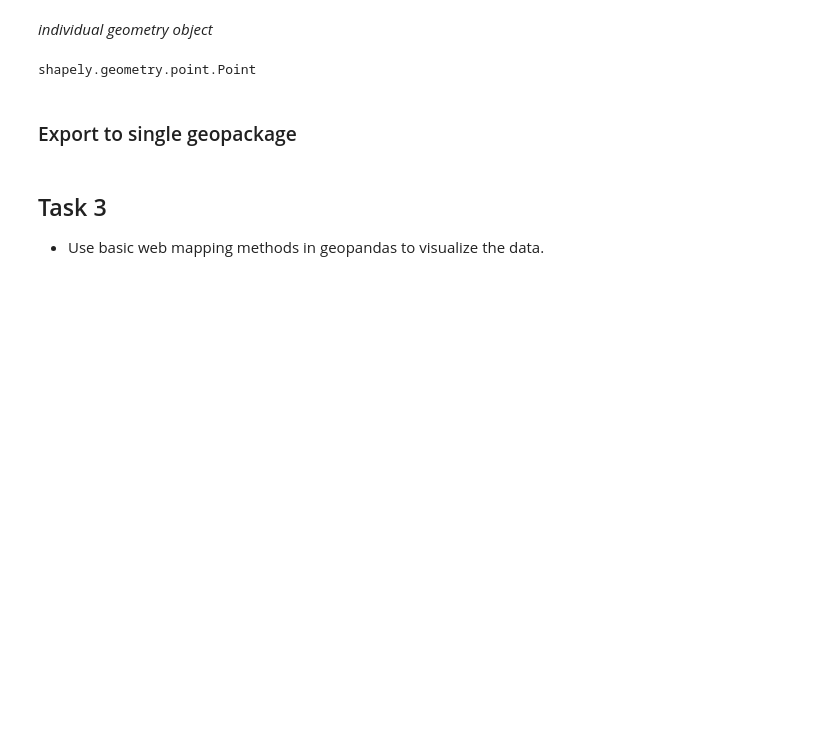
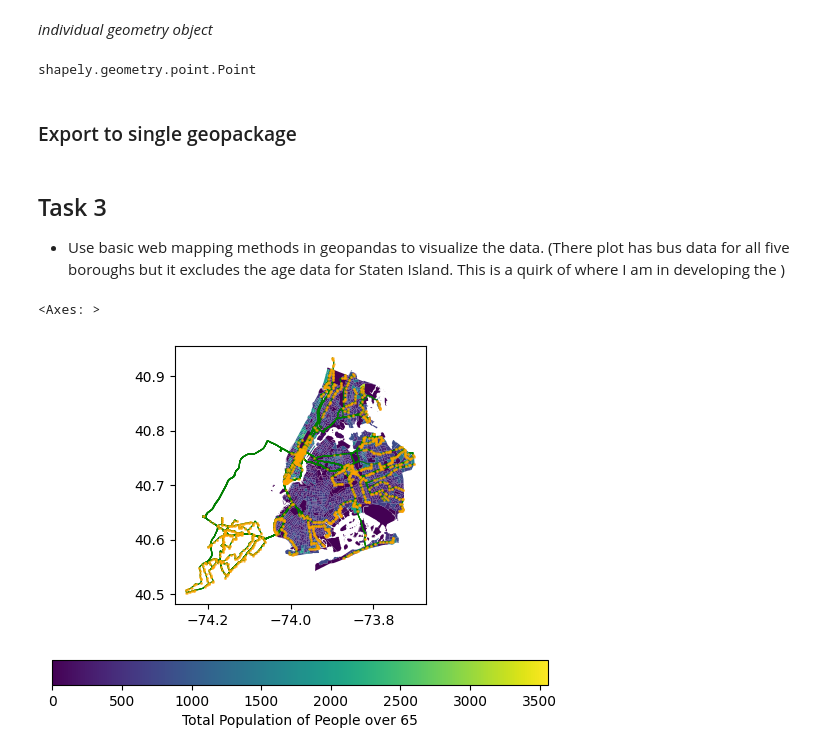
Before and after one commit to TangoYankee/gtech_731-geocomp-hw, a Jupyter notebook: assignment-six/assignment_six.ipynb, the cells around one changed output. Saved outputs shown, nothing was run; the diff lists cells and outputs as text; code cells hidden in the pictures; blank space fills up the shorter version.

Commit message:
plot

```diff
--- a/assignment-six/assignment_six.ipynb
+++ b/assignment-six/assignment_six.ipynb
@@ -22,15 +23,12 @@ Read the data files and translate into GeoDataFrame
 # %%
-bus_routes_express = gpd.GeoDataFrame(
-    gpd.read_file(
+bus_routes_express = gpd.read_file(
         "data/express_bus_routes_nyc_nov2020/express_bus_routes_nyc_nov2020.shp"
     )
-)
-bus_stops_express = gpd.GeoDataFrame(
-    gpd.read_file(
+bus_stops_express = gpd.read_file(
         "data/express_bus_stops_nyc_nov2020/express_bus_stops_nyc_nov2020.shp"
     )
-)
-ages = gpd.GeoDataFrame(gpd.read_file("data/boi_select_ages_tract_borders.geojson"))
+
+ages = gpd.read_file("data/boi_select_ages_tract_borders.geojson")
 # %% [markdown]
 ### Show the types of the express bus routes data
 # %% [markdown]
@@ -68,3 +76,17 @@ ages.to_file("data/package.gpkg", layer="ages", driver="GPKG")
 # %% [markdown]
 ## Task 3
 - Use basic web mapping methods in geopandas to visualize the data.
+(There plot has bus data for all five boroughs but it excludes the age data for Staten Island. This is a quirk of where I am in developing the )
+# %%
+common_crs = 4326
+fig, ax = plt.subplots()
+ax.set_aspect('equal')
+ages.plot(ax=ax, column="tot_pop_over_65_est", zorder=0, legend=True, legend_kwds={
+    'label': 'Total Population of People over 65',
+    'orientation': 'horizontal'
+})
+bus_routes_express.to_crs(common_crs).plot(ax=ax, color="green",linewidth=0.75, zorder=1)
+bus_stops_express.to_crs(common_crs).plot(ax=ax, color="orange", marker='o', markersize=1, alpha=0.5, zorder=2)
+# %% [output]
+<Axes: >
+[figure, added]
```
Also changed, not shown: parts of 5 cells of this notebook, 1 other file.
